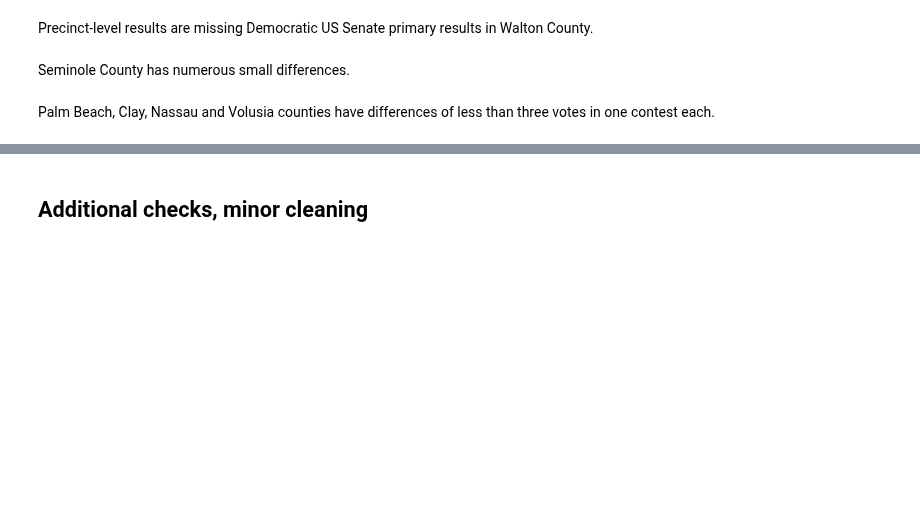
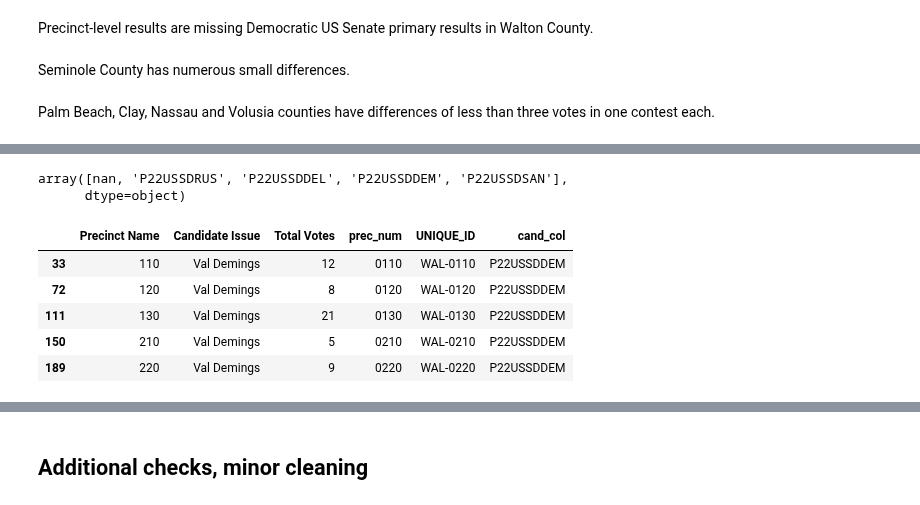
Before and after one commit to nonpartisan-redistricting-datahub/pber_collection, a Jupyter notebook: FL/2022/prim/fl_prim_2022_v2.ipynb, the cells around one changed output, grey strips where cells are left out. Cells and saved outputs as stored; diff of their text form; code cells hidden in the pictures; blank space fills up the shorter version.

```diff
--- a/FL/2022/prim/fl_prim_2022.ipynb
+++ b/FL/2022/prim/fl_prim_2022_v2.ipynb
@@ -817,0 +822,3 @@ Palm Beach, Clay, Nassau and Volusia counties have differences of less than thre
+# %%
+#Read in file from Walton County
+walton = pd.read_csv("./raw-from-source/walton.csv")
@@ -817,0 +840,23 @@ Palm Beach, Clay, Nassau and Volusia counties have differences of less than thre
+# %%
+#Set up cand_col IDs in Walton dataframe to map pivoted dataframe columns
+wal_cands = {'Brian Rush': 'P22USSDRUS',
+    'Ricardo De La Fuente': 'P22USSDDEL',
+    'Val Demings': 'P22USSDDEM',
+    'William Sanchez': 'P22USSDSAN'}
+
+walton['cand_col'] = walton['Candidate Issue'].map(wal_cands)
+
+walton.cand_col.unique()
+# %% [output]
+array([nan, 'P22USSDRUS', 'P22USSDDEL', 'P22USSDDEM', 'P22USSDSAN'],
+      dtype=object)
+# %%
+#Preview data using Val Demings as candidate
+walton[walton['cand_col']=='P22USSDDEM'].head()
+# %% [output]
+|  | Precinct Name | Candidate Issue | Total Votes | prec_num | UNIQUE_ID | cand_col |
+| 33 | 110 | Val Demings | 12 | 0110 | WAL-0110 | P22USSDDEM |
+| 72 | 120 | Val Demings | 8 | 0120 | WAL-0120 | P22USSDDEM |
+| 111 | 130 | Val Demings | 21 | 0130 | WAL-0130 | P22USSDDEM |
+| 150 | 210 | Val Demings | 5 | 0210 | WAL-0210 | P22USSDDEM |
+| 189 | 220 | Val Demings | 9 | 0220 | WAL-0220 | P22USSDDEM |
```
Also changed, not shown: parts of 12 cells of this notebook, 1 other file.
